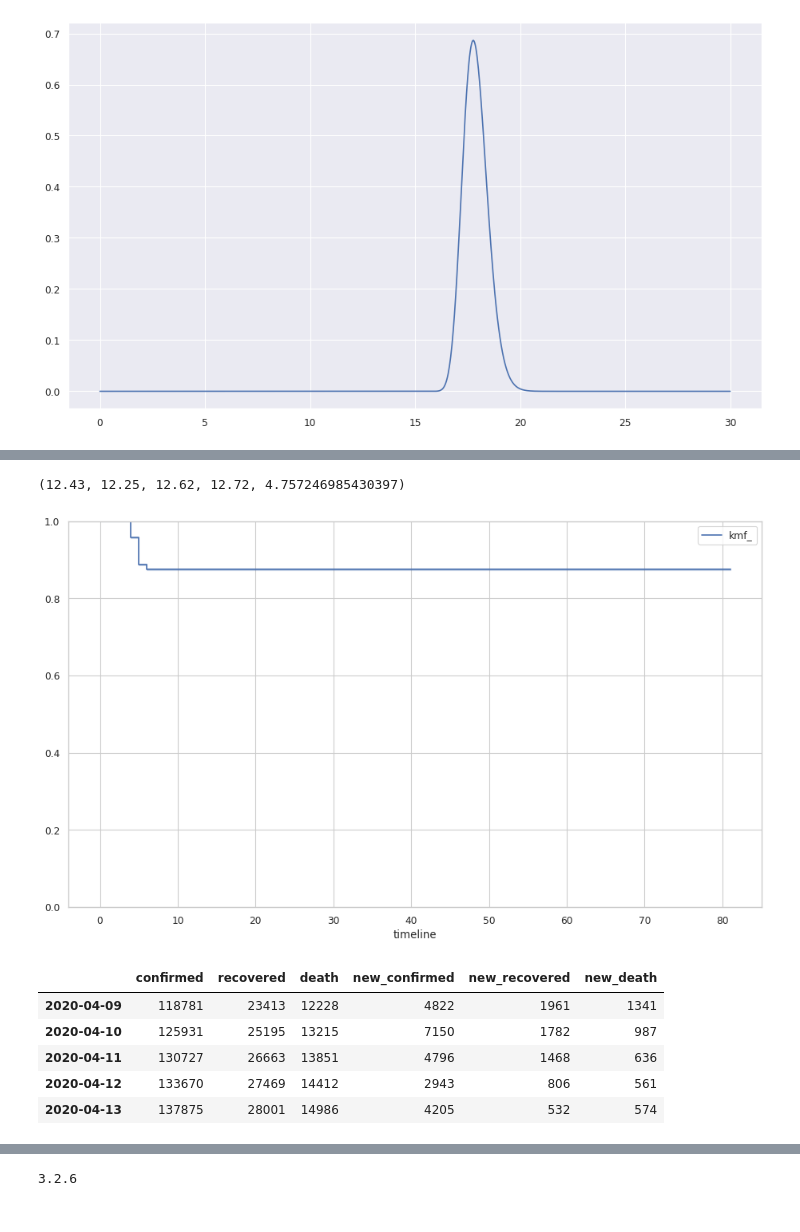
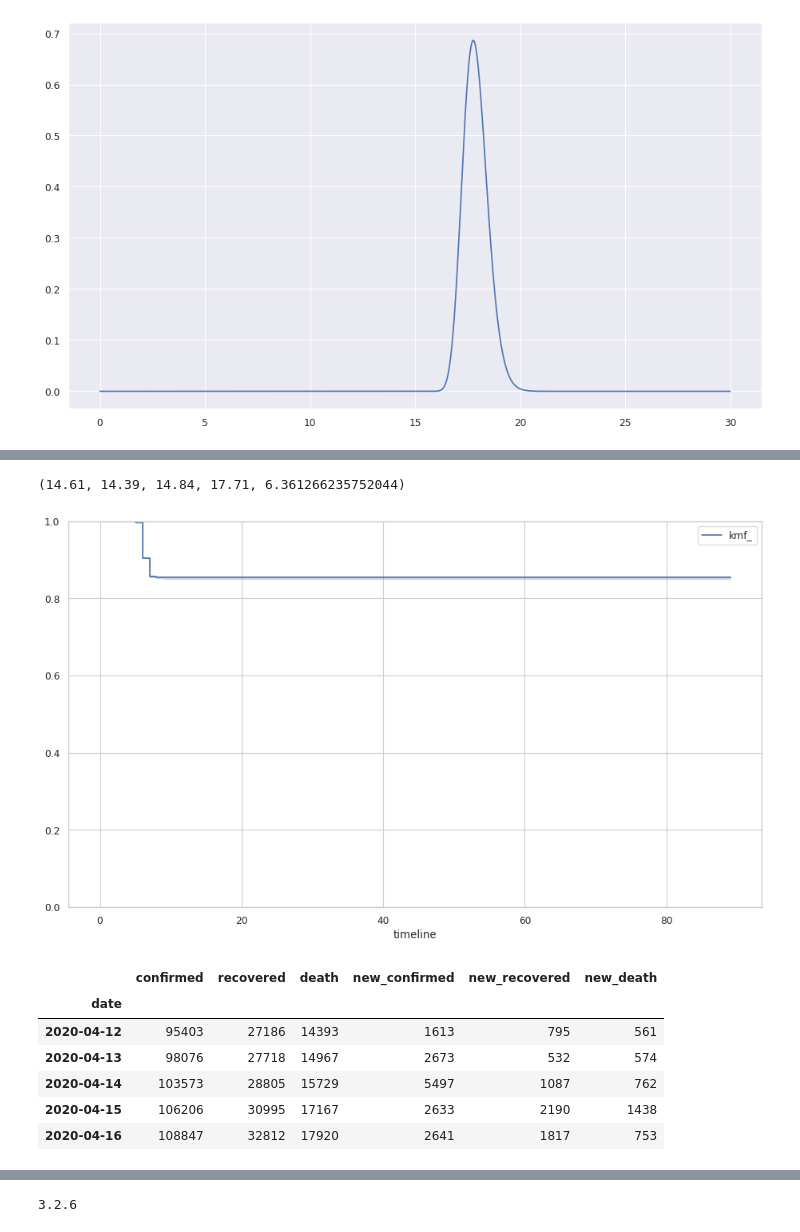
Before and after one commit to cs224/covid-19-data-analysis, a Jupyter notebook: covid-19-survival.ipynb, the cells around one changed output, grey strips where cells are left out. Drawn from its saved outputs; the diff is of its cells as text; code cells hidden in the pictures.

```diff
--- a/covid-19-survival.ipynb
+++ b/covid-19-survival.ipynb
@@ -291,0 +293,11 @@ us_mortality_analysis.project_death_and_hospitalization()
+# %%
+fname = 'https://raw.githubusercontent.com/pcm-dpc/COVID-19/master/dati-andamento-nazionale/dpc-covid19-ita-andamento-nazionale.csv'
+alternative_italy_data = pd.read_csv(fname)
+dates = pd.to_datetime(pd.to_datetime(alternative_italy_data['data']).dt.date)
+alternative_italy_data = alternative_italy_data.rename(columns={"totale_casi": "confirmed", "deceduti": "death", "dimessi_guariti": "recovered"})
+alternative_italy_data = alternative_italy_data[['confirmed', 'recovered', 'death']].copy()
+for property in ['confirmed', 'recovered', 'death']:
+    diff = alternative_italy_data[property].values[1:] - alternative_italy_data[property].values[:-1]
+    alternative_italy_data['new_' + property] = np.concatenate([np.array([0]), diff])
+alternative_italy_data.index = dates
+alternative_italy_data.tail()
@@ -356,0 +378,14 @@ spain_mortality_analysis.project_death_and_hospitalization()
+# %%
+fname = 'https://raw.githubusercontent.com/opencovid19-fr/data/master/dist/chiffres-cles.csv'
+alternative_france_data = pd.read_csv(fname)
+alternative_france_data = alternative_france_data[(alternative_france_data['granularite'] == 'pays') & (alternative_france_data['source_type'] == 'ministere-sante')]
+dates = pd.to_datetime(pd.to_datetime(alternative_france_data['date']).dt.date)
+alternative_france_data = alternative_france_data.rename(columns={"cas_confirmes": "confirmed", "deces": "death", "gueris": "recovered"})
+alternative_france_data['death'] += alternative_france_data['deces_ehpad']
+alternative_france_data = alternative_france_data[['confirmed', 'recovered', 'death']].copy()
+for property in ['confirmed', 'recovered', 'death']:
+    diff = alternative_france_data[property].values[1:] - alternative_france_data[property].values[:-1]
+    alternative_france_data['new_' + property] = np.concatenate([np.array([0]), diff])
+alternative_france_data.index = dates
+alternative_france_data = alternative_france_data.fillna(0).astype(np.int)
+alternative_france_data.tail()
@@ -357,24 +400,25 @@ spain_mortality_analysis.project_death_and_hospitalization()
 # %%
-france_mortality_analysis = covid19.MortalityAnalysis('France')
+france_mortality_analysis = covid19.MortalityAnalysis('France', df=alternative_france_data)
 france_mortality_analysis.fit()
 print(france_mortality_analysis.death_rate())
 # france_mortality_analysis2 = covid19.MortalityAnalysis('France', first_date=pd.to_datetime('2020-02-15'), init_add=500, mult=4)
 # france_mortality_analysis2.fit()
 # print(france_mortality_analysis2.death_rate())
 # print(france_mortality_analysis2.prepend_df['confirmed'].iloc[-1])
 france_mortality_analysis.plot()
 # %% [output]
-(12.43, 12.25, 12.62, 12.72, 4.757246985430397)
+(14.61, 14.39, 14.84, 17.71, 6.361266235752044)
-[figure, old version]
+[figure, new version]
 # %%
 france_mortality_analysis.df.tail()
 # %% [output]
 |  | confirmed | recovered | death | new_confirmed | new_recovered | new_death |
-| 2020-04-09 | 118781 | 23413 | 12228 | 4822 | 1961 | 1341 |
-| 2020-04-10 | 125931 | 25195 | 13215 | 7150 | 1782 | 987 |
-| 2020-04-11 | 130727 | 26663 | 13851 | 4796 | 1468 | 636 |
-| 2020-04-12 | 133670 | 27469 | 14412 | 2943 | 806 | 561 |
-| 2020-04-13 | 137875 | 28001 | 14986 | 4205 | 532 | 574 |
+| date |  |  |  |  |  |  |
+| 2020-04-12 | 95403 | 27186 | 14393 | 1613 | 795 | 561 |
+| 2020-04-13 | 98076 | 27718 | 14967 | 2673 | 532 | 574 |
+| 2020-04-14 | 103573 | 28805 | 15729 | 5497 | 1087 | 762 |
+| 2020-04-15 | 106206 | 30995 | 17167 | 2633 | 2190 | 1438 |
+| 2020-04-16 | 108847 | 32812 | 17920 | 2641 | 1817 | 753 |
 # %%
 france_mortality_analysis.project_death_and_hospitalization()
 # %% [output]
```
Also changed, not shown: parts of 33 cells of this notebook, 3 other files.
